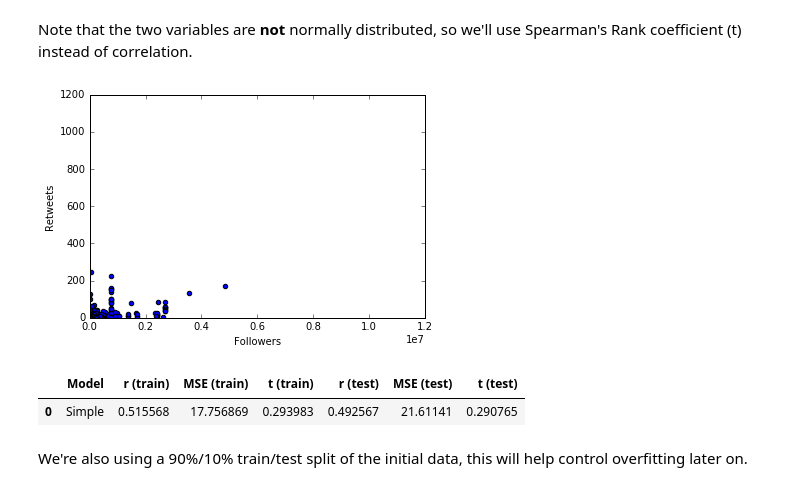
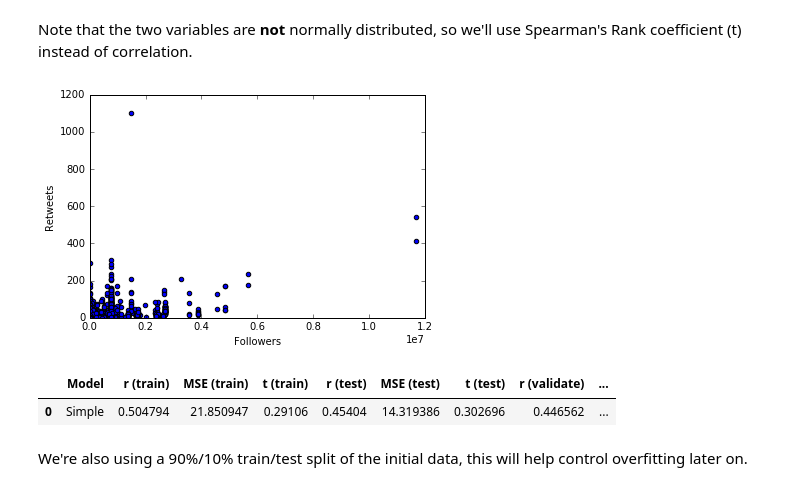
Before and after one commit to ToddBodnar/deep-retweets, a Jupyter notebook: code/basic_model.ipynb, the cells around one changed output. Drawn from its saved outputs; the diff is of its cells as text; code cells hidden in the pictures.

```diff
--- a/code/basic_model.ipynb
+++ b/code/basic_model.ipynb
@@ -19,7 +19,8 @@ print("Dataset:")
 display(data.head())
 print("Total rows: "+str(len(data[[1]])))
 
-data_train, data_test = train_test_split(data,test_size = 0.9)
+data_train, data_test = train_test_split(data,test_size = 0.2)
+data_test, data_validate = train_test_split(data_test,test_size=0.5)
 # %% [output]
 Dataset:
 |  | retweets | followers | text |
@@ -44,22 +45,23 @@ Note that the two variables are **not** normally distributed, so we'll use Spear
 # %%
 import matplotlib.pyplot as plt
 
 plt.scatter(data_train[[1]],data_train[[0]])
 plt.xlim([0,1.2e7])
 plt.ylim([0,1200])
 plt.xlabel("Followers")
 plt.ylabel("Retweets")
 plt.show()
 
 prediction_train = data_train[[1]]*simple_model.slope + simple_model.intercept
 prediction_test = data_test[[1]]*simple_model.slope + simple_model.intercept
-model_fits = pandas.DataFrame([["Simple",stats.pearsonr(prediction_train,data_train[[0]])[0][0],mean_squared_error(prediction_train,data_train[[0]]),stats.spearmanr(prediction_train,data_train[[0]])[0],stats.pearsonr(prediction_test,data_test[[0]])[0][0],mean_squared_error(prediction_test,data_test[[0]]),stats.spearmanr(prediction_test,data_test[[0]])[0]]],columns = ["Model","r (train)","MSE (train)","t (train)","r (test)","MSE (test)","t (test)"])
+prediction_validate = data_validate[[1]]*simple_model.slope + simple_model.intercept
+model_fits = pandas.DataFrame([["Simple",stats.pearsonr(prediction_train,data_train[[0]])[0][0],mean_squared_error(prediction_train,data_train[[0]]),stats.spearmanr(prediction_train,data_train[[0]])[0],stats.pearsonr(prediction_test,data_test[[0]])[0][0],mean_squared_error(prediction_test,data_test[[0]]),stats.spearmanr(prediction_test,data_test[[0]])[0],stats.pearsonr(prediction_validate,data_validate[[0]])[0][0],mean_squared_error(prediction_validate,data_validate[[0]]),stats.spearmanr(prediction_validate,data_validate[[0]])[0]]],columns = ["Model","r (train)","MSE (train)","t (train)","r (test)","MSE (test)","t (test)","r (validate)","MSE (validate)","t (validate)"])
 
 display(model_fits)
 # %% [output]
-[figure, old version]
+[figure, new version]
-|  | Model | r (train) | MSE (train) | t (train) | r (test) | MSE (test) | t (test) |
-| 0 | Simple | 0.515568 | 17.756869 | 0.293983 | 0.492567 | 21.61141 | 0.290765 |
+|  | Model | r (train) | MSE (train) | t (train) | r (test) | MSE (test) | t (test) | r (validate) | ... |
+| 0 | Simple | 0.504794 | 21.850947 | 0.29106 | 0.45404 | 14.319386 | 0.302696 | 0.446562 | ... |
 # %% [markdown]
 We're also using a 90%/10% train/test split of the initial data, this will help control overfitting later on.
 # %% [markdown]
```
Also changed, not shown: parts of 14 cells of this notebook, 1 other file.
